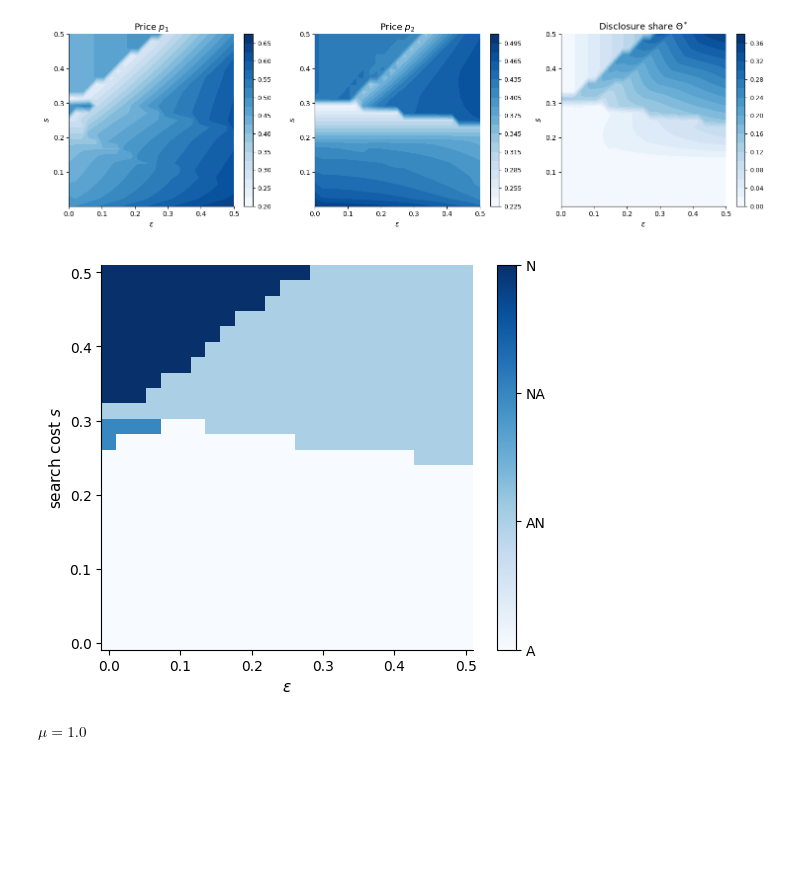
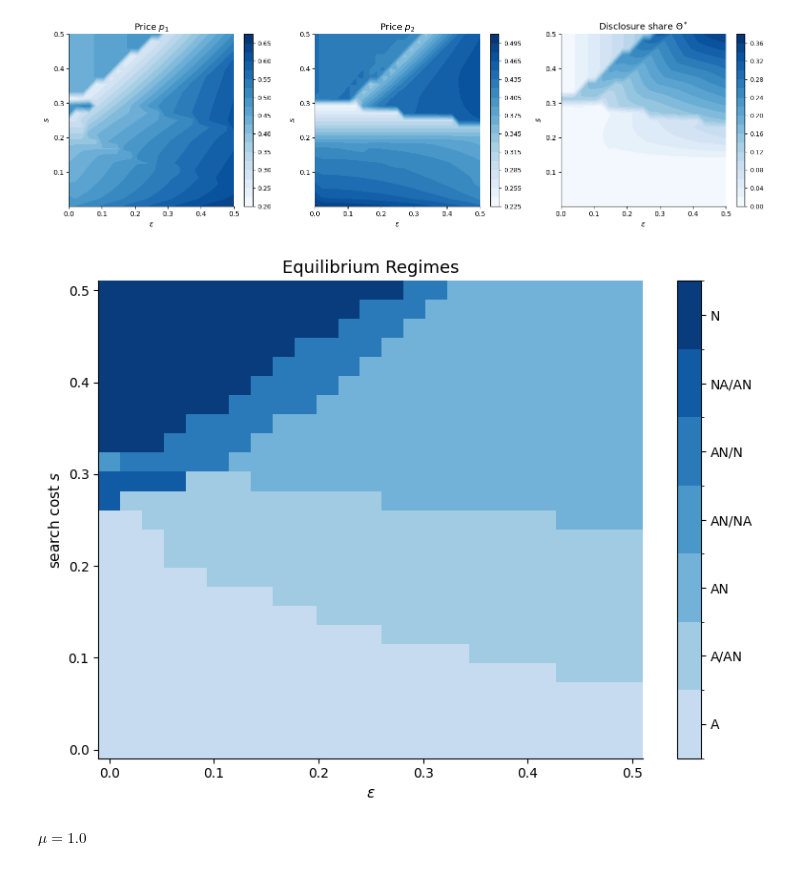
Before and after one commit to lkh927/masters2026, a Jupyter notebook: Model_var_mu.ipynb, the cells around one changed output. Cells and saved outputs as stored; diff of their text form; code cells hidden in the pictures; blank space fills up the shorter version.

```diff
--- a/Model_var_mu.ipynb
+++ b/Model_var_mu.ipynb
@@ -71,10 +70,9 @@ model.plot_colorblock(df_highs, eps_grid, s_grid)
 # %% [output]
 [figure]
 # %%
-mixed_highs = model.find_mixed_regions(df_highs)
 model.plot_regime_map(df_highs, eps_grid, s_grid)
 # %% [output]
-[figure, old version]
+[figure, new version]
 # %% [markdown]
 **$\mu=1.0$**
 # %%
```
Also changed, not shown: parts of 7 cells of this notebook, 5 other files.
